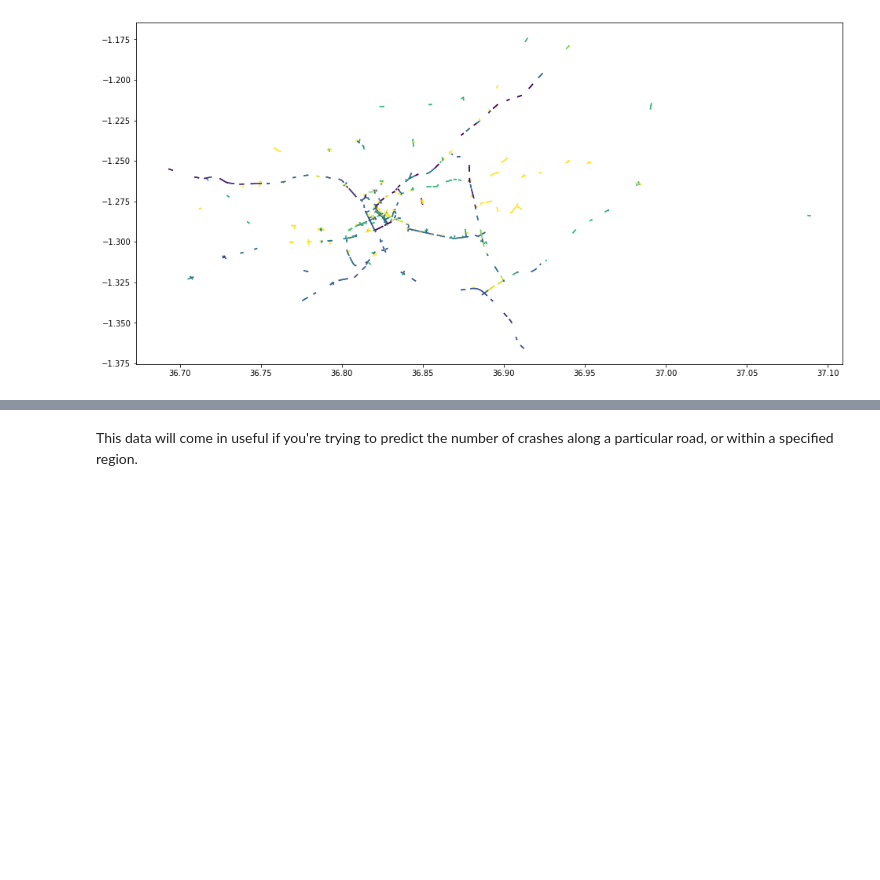
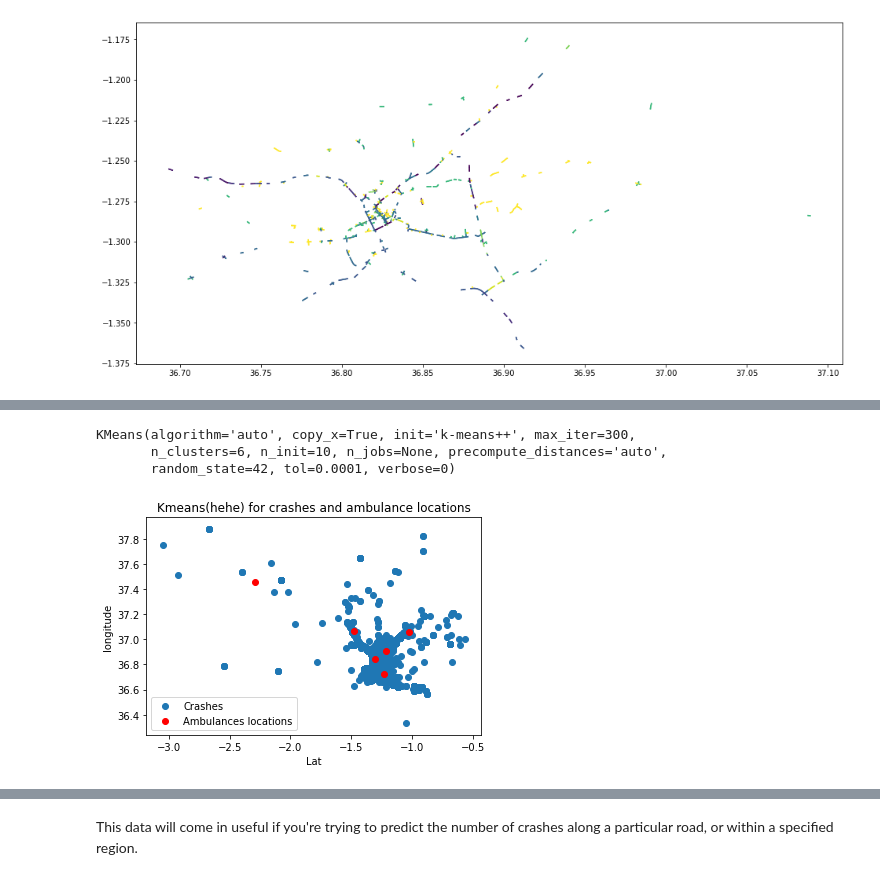
Before and after one commit to koava36/Intro_to_DS_Final_project, a Jupyter notebook: Starter_Notebook.ipynb, the cells around one changed output, grey strips where cells are left out. Saved outputs shown, nothing was run; the diff lists cells and outputs as text; code cells hidden in the pictures; blank space fills up the shorter version.

```diff
--- a/Starter_Notebook.ipynb
+++ b/Starter_Notebook.ipynb
@@ -286,0 +294,3 @@ segments_merged.plot(column='55_90', figsize=(20, 8))
+# %%
+random_state = 42
+kmeans = KMeans(n_clusters=6, random_state=random_state)
@@ -286,0 +303,20 @@ segments_merged.plot(column='55_90', figsize=(20, 8))
+# %%
+kmeans.fit(X[['latitude','longitude']])
+
+# обратите внимание, что передаем сначала лат, потом лонг, поэтому оси на графике в таком же порядке
+# %% [output]
+KMeans(algorithm='auto', copy_x=True, init='k-means++', max_iter=300,
+       n_clusters=6, n_init=10, n_jobs=None, precompute_distances='auto',
+       random_state=42, tol=0.0001, verbose=0)
+# %%
+
+
+plt.scatter(x = X['latitude'],y=X['longitude'], label='Crashes' )
+plt.scatter(x=kmeans.cluster_centers_[:,0], y=kmeans.cluster_centers_[:,1], color='r',label='Ambulances locations')
+plt.title('Kmeans(hehe) for crashes and ambulance locations')
+plt.xlabel("Lat")
+plt.ylabel("longitude")
+plt.legend()
+plt.show()
+# %% [output]
+[figure, added]
```
Also changed, not shown: parts of 9 cells of this notebook.
